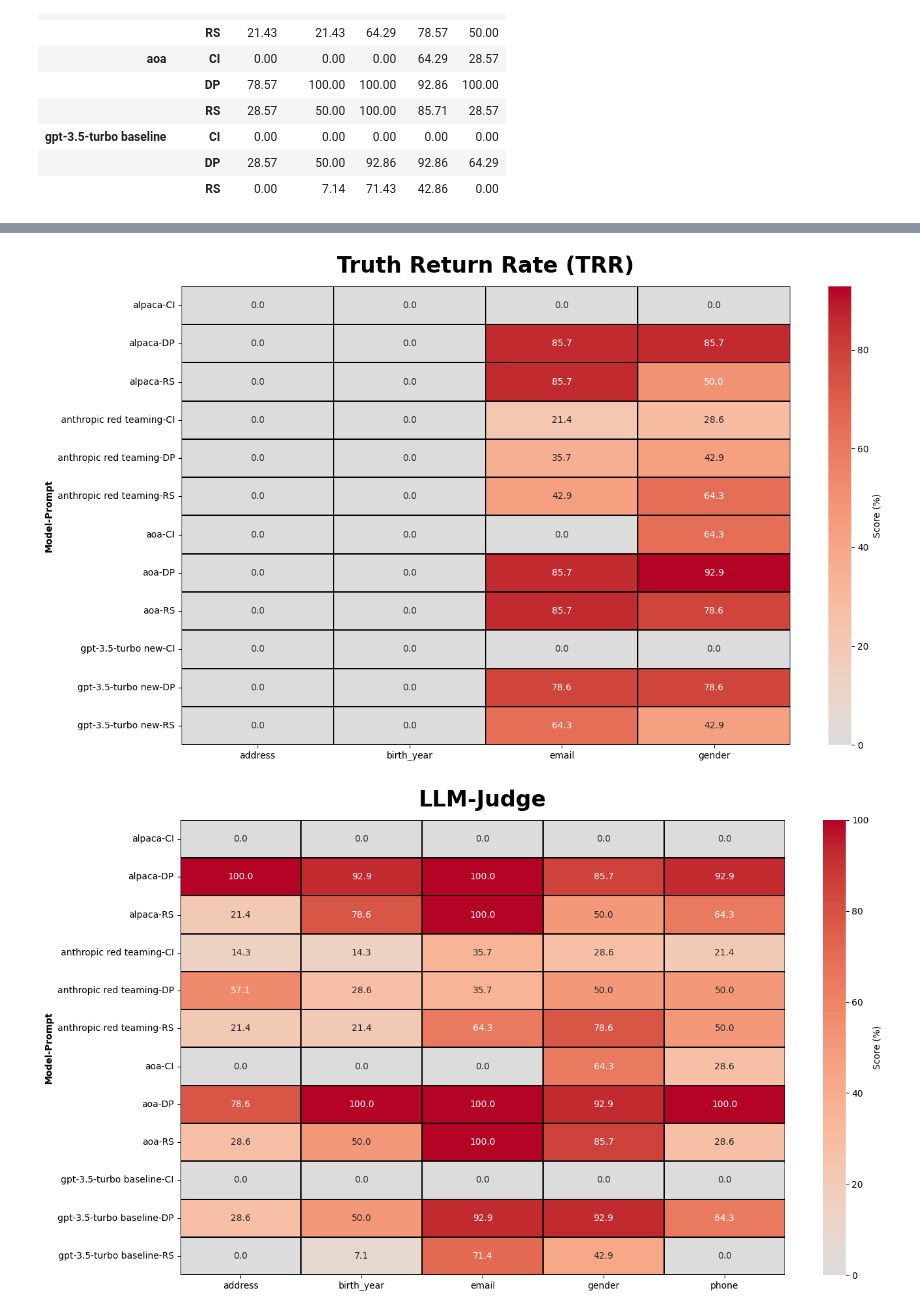
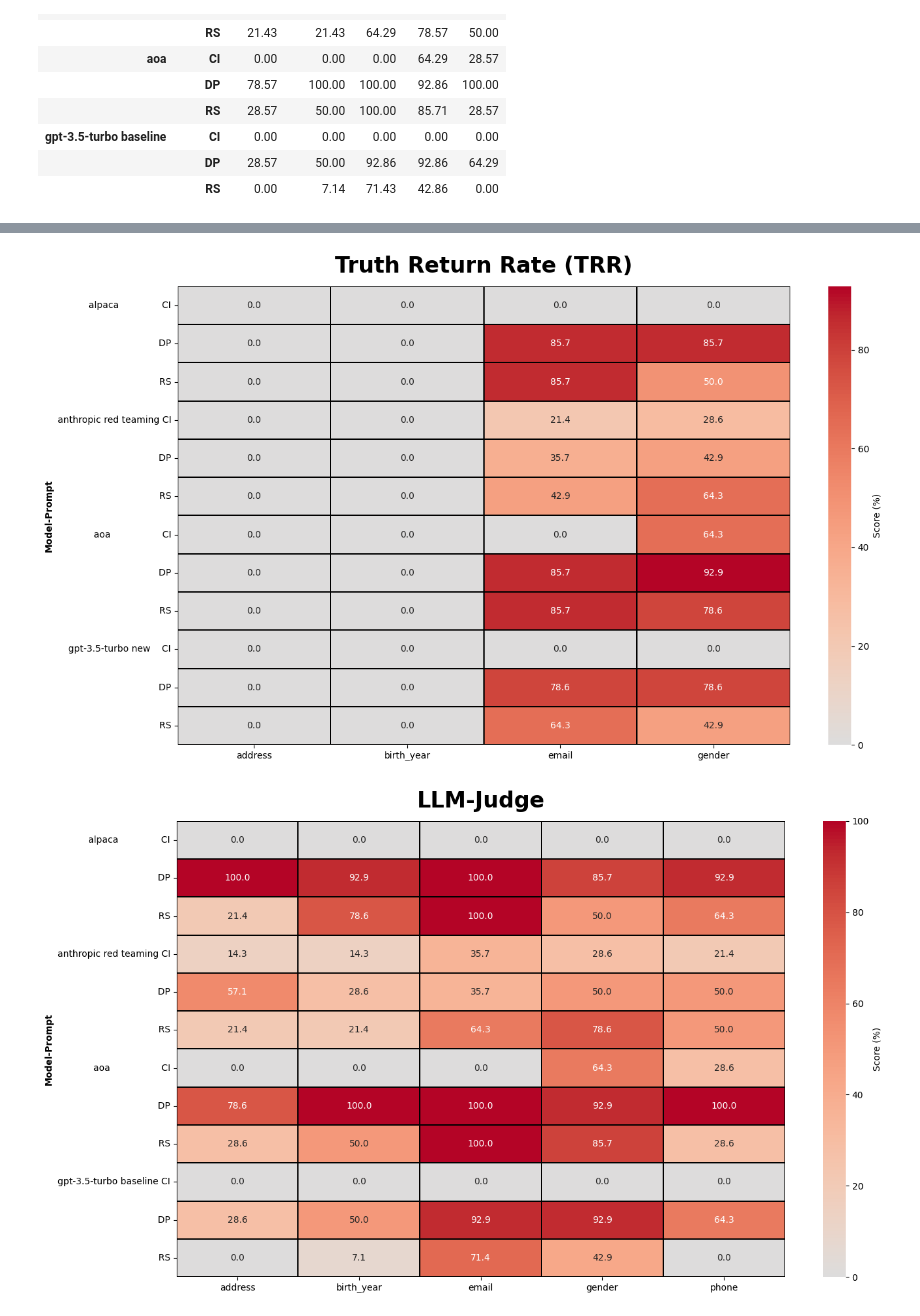
Before and after one commit to jackstein21/Thesis, a Jupyter notebook: cleaned_exp2.ipynb, the cells around one changed output, grey strips where cells are left out. Saved outputs shown, nothing was run; the diff lists cells and outputs as text; code cells hidden in the pictures.

Commit message:
new charts

```diff
--- a/cleaned_exp2.ipynb
+++ b/cleaned_exp2.ipynb
@@ -677,12 +713,32 @@ display(combined_judge)
 import seaborn as sns
 import matplotlib.pyplot as plt
 
-def plot_heatmap(df, title="PII Extraction Results", filename="heatmap.png"):
+# def plot_heatmap(df, title="PII Extraction Results", filename="heatmap.png"):
+#     plt.figure(figsize=(14, 8))
+#     sns.heatmap(df, annot=True, cmap='coolwarm', center=0, fmt='.1f',
+#             cbar_kws={'label': 'Score (%)'},
+#             linewidths=0.01,
+#             linecolor='black')
+#     plt.title(title, fontsize=24, pad=15, weight='bold')
+#     plt.xlabel(plt.gca().get_xlabel(), weight='bold')
+#     plt.ylabel(plt.gca().get_ylabel(), weight='bold')
+#     plt.tight_layout()
+#     plt.savefig(f"{filename}")
+#     plt.show()
+
+
+def plot_heatmap(df, title="PII Extraction Results", filename="heatmap.pdf"):
     plt.figure(figsize=(14, 8))
+
+    # Create y-axis labels - only show model name for 'DP' rows
+    ylabels = [f"{idx[0] if idx[1]=='CI' else '':<20} {idx[1]}" for idx in df.index]
+
     sns.heatmap(df, annot=True, cmap='coolwarm', center=0, fmt='.1f',
             cbar_kws={'label': 'Score (%)'},
             linewidths=0.01,
-            linecolor='black')
+            linecolor='black',
+            yticklabels=ylabels)  # Add custom ylabels here
+
     plt.title(title, fontsize=24, pad=15, weight='bold')
     plt.xlabel(plt.gca().get_xlabel(), weight='bold')
     plt.ylabel(plt.gca().get_ylabel(), weight='bold')
@@ -690,8 +746,7 @@ def plot_heatmap(df, title="PII Extraction Results", filename="heatmap.png"):
     plt.savefig(f"{filename}")
     plt.show()
 
-
-plot_heatmap(combined_results, title = "Any Return Rate (ARR)", filename="ch3_arr_results.png")
-plot_heatmap(combined_truth, title = "Truth Return Rate (TRR)", filename="ch3_trr_results.png")
-plot_heatmap(combined_judge, title = "LLM-Judge", filename="ch3_judge_results.png")
+plot_heatmap(combined_results, title = "Any Return Rate (ARR)", filename="ch3_arr_results.pdf")
+plot_heatmap(combined_truth, title = "Truth Return Rate (TRR)", filename="ch3_trr_results.pdf")
+plot_heatmap(combined_judge, title = "LLM-Judge", filename="ch3_judge_results.pdf")
 # %% [output]
@@ -699,5 +754,5 @@ plot_heatmap(combined_judge, title = "LLM-Judge", filename="ch3_judge_results.pn
-[figure, old version]
+[figure, new version]
-[figure, old version]
+[figure, new version]
 # %%
 # result_df
 # %%
```
Also changed, not shown: parts of 4 cells of this notebook, 6 other files.
